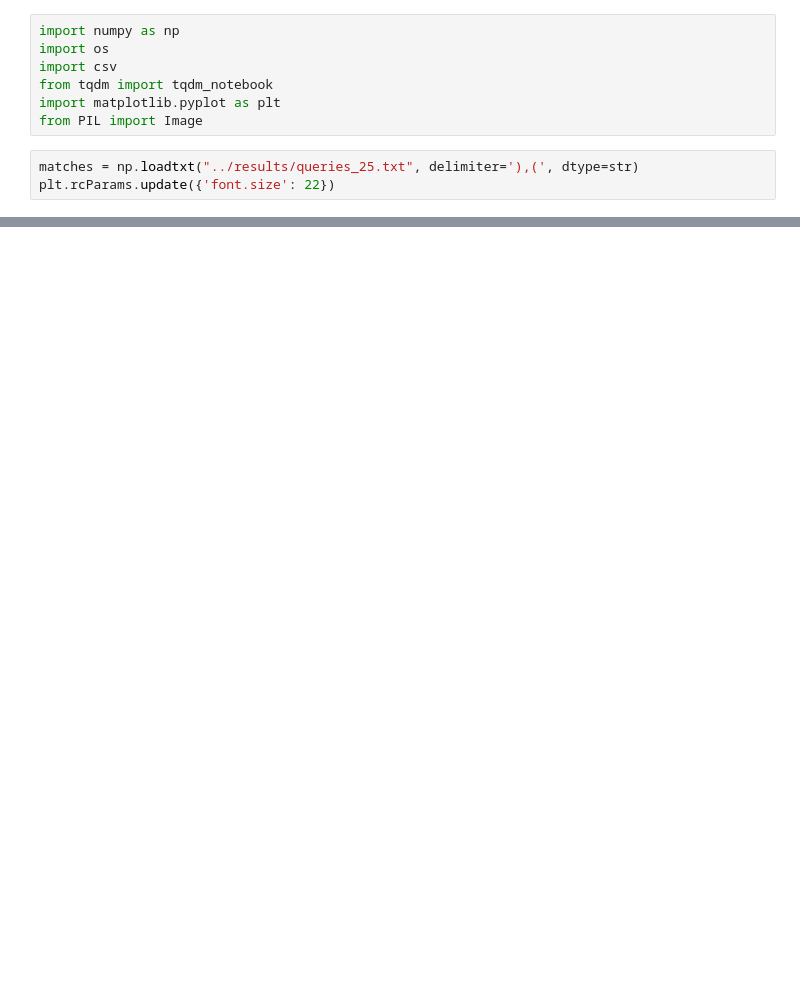
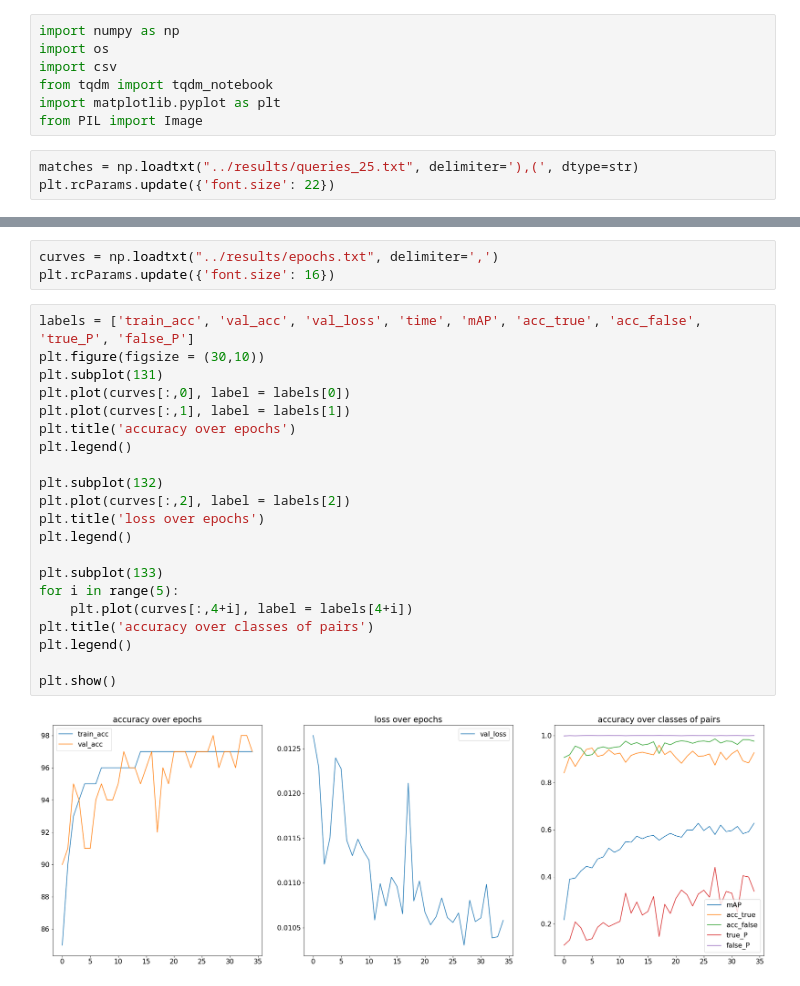
Before and after one commit to felixgaschi/word-image-similarity, a Jupyter notebook: Visualisation.ipynb, the cells around one changed output, grey strips where cells are left out. Drawn from its saved outputs; the diff is of its cells as text; blank space fills up the shorter version.

Commit message:
Notebook to visualize scores

```diff
--- a/Visualisation.ipynb
+++ b/Visualisation.ipynb
@@ -43,0 +44,26 @@ plt.show()
+# %%
+curves = np.loadtxt("../results/epochs.txt", delimiter=',')
+plt.rcParams.update({'font.size': 16})
+# %%
+labels = ['train_acc', 'val_acc', 'val_loss', 'time', 'mAP', 'acc_true', 'acc_false', 'true_P', 'false_P']
+plt.figure(figsize = (30,10))
+plt.subplot(131)
+plt.plot(curves[:,0], label = labels[0])
+plt.plot(curves[:,1], label = labels[1])
+plt.title('accuracy over epochs')
+plt.legend()
+
+plt.subplot(132)
+plt.plot(curves[:,2], label = labels[2])
+plt.title('loss over epochs')
+plt.legend()
+
+plt.subplot(133)
+for i in range(5):
+    plt.plot(curves[:,4+i], label = labels[4+i])
+plt.title('accuracy over classes of pairs')
+plt.legend()
+
+plt.show()
+# %% [output]
+[figure, added]
```
Also changed, not shown: parts of 1 cell of this notebook.
